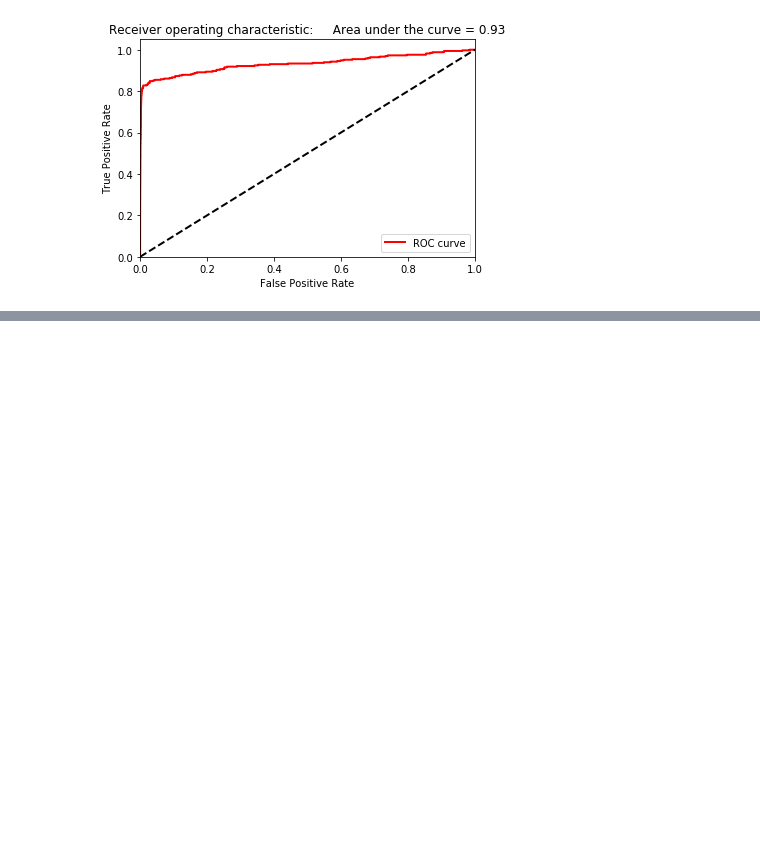
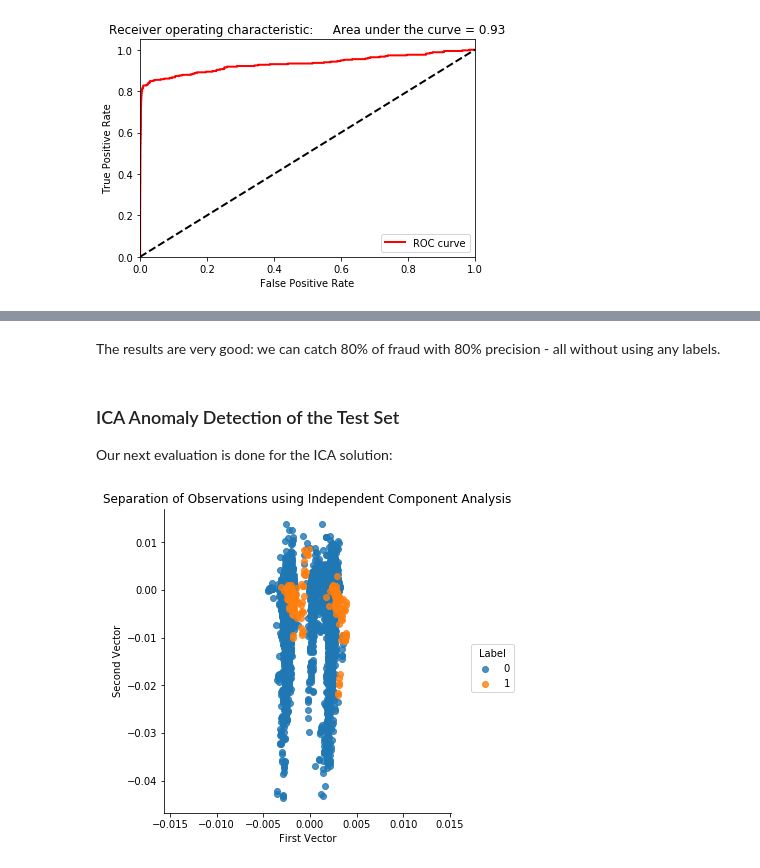
Before and after one commit to varinen/handson-unsupervised-learning, a Jupyter notebook: Chap04.ipynb, the cells around one changed output, grey strips where cells are left out. Saved outputs shown, nothing was run; the diff lists cells and outputs as text; code cells hidden in the pictures; blank space fills up the shorter version.

```diff
--- a/Chap04.ipynb
+++ b/Chap04.ipynb
@@ -444,0 +511,18 @@ The results from the dctionary learning are much better than from random project
+# %% [markdown]
+The results are very good: we can catch 80% of fraud with 80% precision - all without using any labels.
+# %% [markdown]
+### ICA Anomaly Detection of the Test Set
+
+Our next evaluation is done for the ICA solution:
+# %%
+# Independent Component Analysis on Test Set
+X_test_fastICA = fastICA.transform(X_test)
+X_test_fastICA = pd.DataFrame(data=X_test_fastICA, index=X_test.index)
+
+X_test_fastICA_inverse = fastICA.inverse_transform(X_test_fastICA)
+X_test_fastICA_inverse = pd.DataFrame(data=X_test_fastICA_inverse, \
+                                      index=X_test.index)
+
+scatterPlot(X_test_fastICA, y_test, "Independent Component Analysis")
+# %% [output]
+[figure, added]
```
Also changed, not shown: parts of 28 cells of this notebook, 35 other files.
